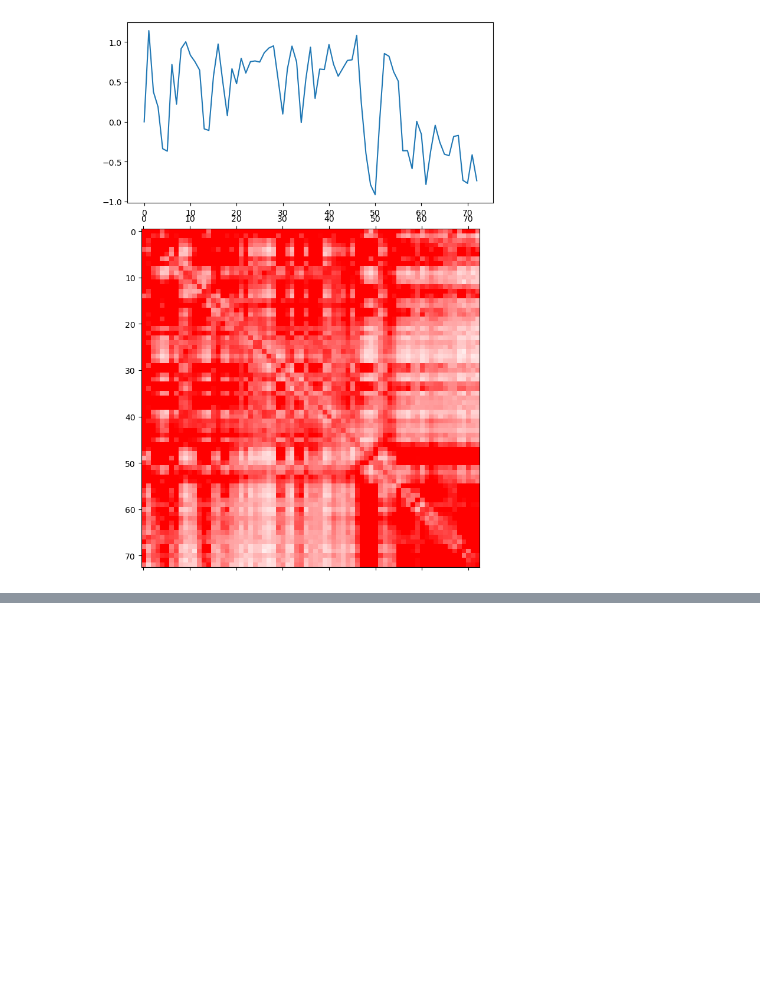
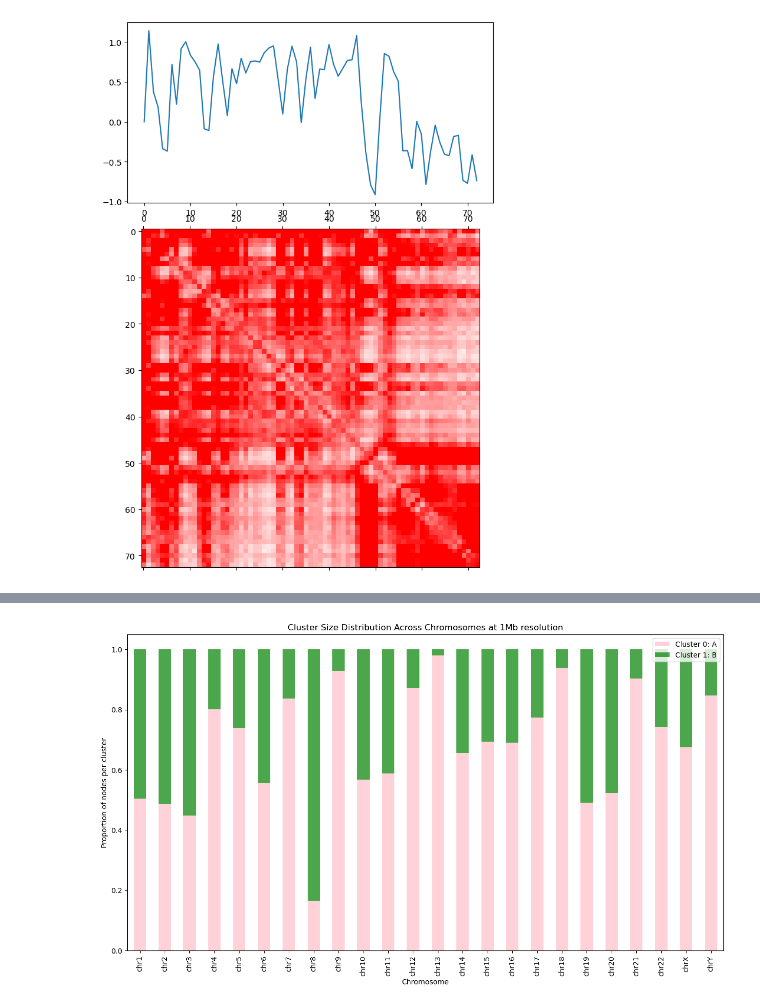
Before and after one commit to akanksha-sachan/3D_chromatin_hubs, a Jupyter notebook: notebooks/GM12878_tests.ipynb, the cells around one changed output, grey strips where cells are left out. Saved outputs shown, nothing was run; the diff lists cells and outputs as text; code cells hidden in the pictures; blank space fills up the shorter version.

```diff
--- a/notebooks/GM12878_tests.ipynb
+++ b/notebooks/GM12878_tests.ipynb
@@ -198,0 +282,52 @@ HiC file loaded
+# %%
+## whole genome cluster size plot ##
+#get whole genome nodeset_attrs using for loop
+##plot the cluster size distribution for whole genome
+
+def cluster_size_distribution_whole_genome(chromosomes, node_attrs_dir):
+    """
+    Calculate cluster size distribution for the whole genome.
+    Each bar represents a chromosome, split into proportions of clusters 0 and 1.
+    Input: chrom_list (list of chromosome names), node_attrs_dir (directory containing nodeset_attrs.pkl files).
+    """
+    cluster_sizes = {}
+
+    for chrom in chromosomes:
+        # Load nodeset_attrs for the current chromosome
+        nodeset_attrs_path = os.path.join(node_attrs_dir, f"{chrom}_nodeset_attrs.pkl")
+        node_attrs_dict = pd.read_pickle(nodeset_attrs_path)
+
+        # Extract cluster labels and count the number of nodes in each cluster
+        cluster_labels = [attr[1] for attr in node_attrs_dict.values()]
+        cluster_sizes[chrom] = np.bincount(cluster_labels)
+
+    # Convert cluster sizes to a DataFrame for easier manipulation
+    cluster_sizes_df = pd.DataFrame(cluster_sizes).T.fillna(0)
+    cluster_sizes_df.columns = ['Cluster 0', 'Cluster 1']
+
+    # Calculate proportions
+    total_sizes = cluster_sizes_df.sum(axis=1)
+    cluster_proportions = cluster_sizes_df.divide(total_sizes, axis=0)
+
+    # Plot the stacked bar plot
+    fig, ax = plt.subplots(figsize=(15, 8))
+
+    # Define colors for each cluster
+    colors = ['pink', 'green']
+
+    # Create stacked bar plot
+    cluster_proportions.plot(kind='bar', stacked=True, color=colors, alpha=0.7, ax=ax)
+
+    ax.set_xlabel('Chromosome')
+    ax.set_ylabel('Proportion of nodes per cluster')
+    ax.set_title('Cluster Size Distribution Across Chromosomes at 1Mb resolution')
+    ax.legend(['Cluster 0: A', 'Cluster 1: B'])
+
+    plt.show()
+
+#read nodeset_attrs from pkl file
+node_attrs_dir = os.path.join(config.paths.temp_dir, f"affinity_matrices/{config.genomic_params.affinity_key}")
+chromosomes = config.genomic_params.chromosomes
+cluster_size_distribution_whole_genome(chromosomes, node_attrs_dir)
+# %% [output]
+[figure, added]
```
Also changed, not shown: parts of 9 cells of this notebook, 3 other files.
